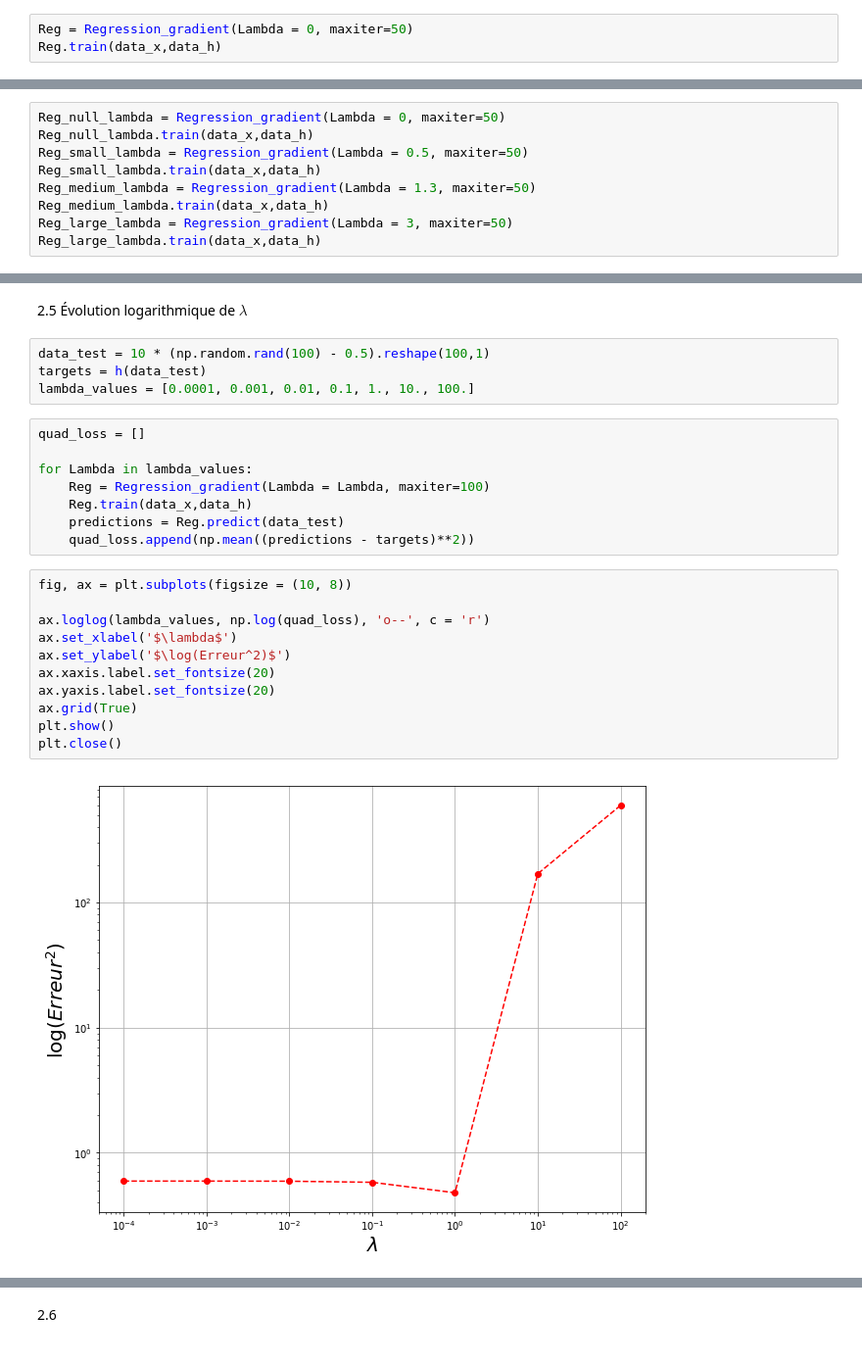
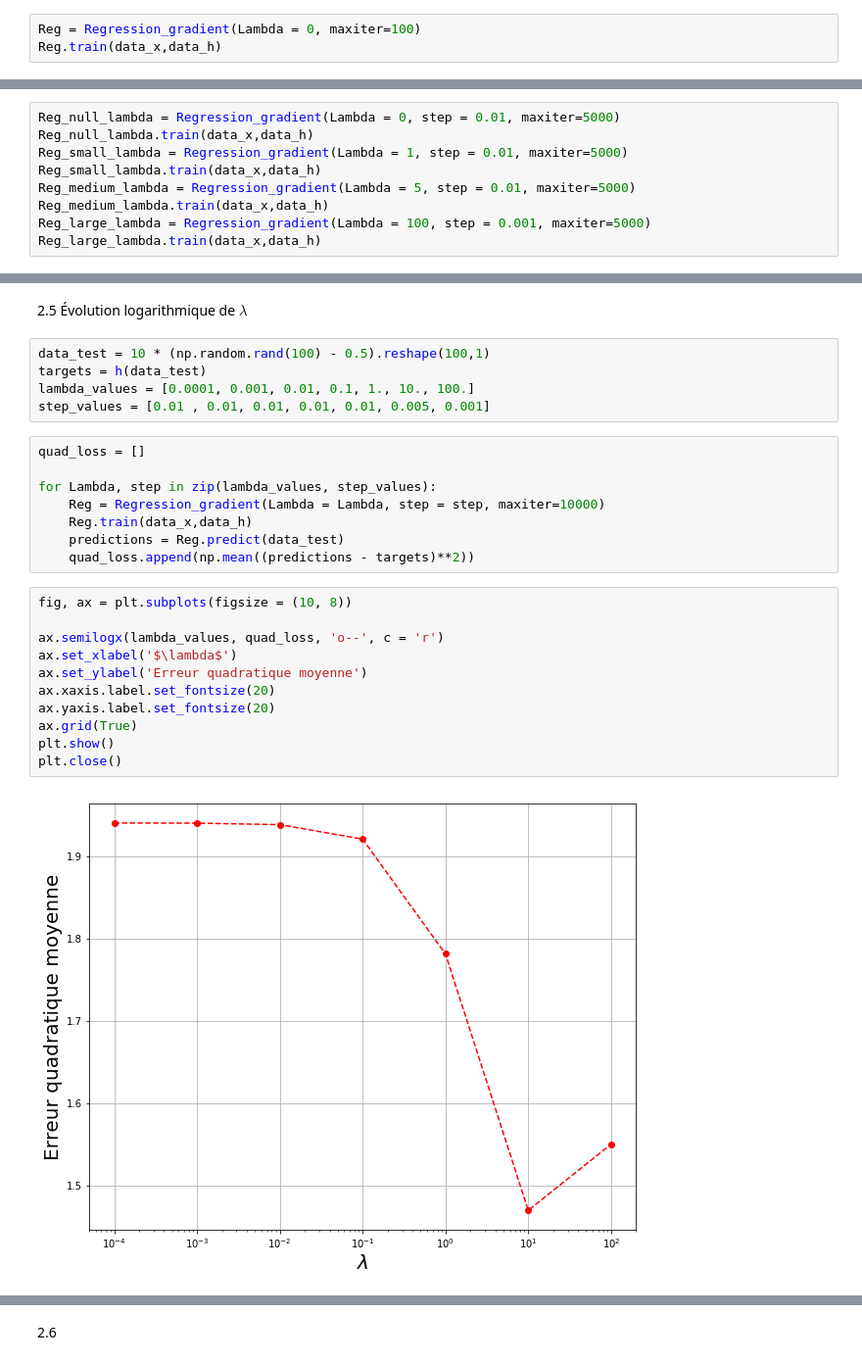
Before and after one commit to OMalenfantThuot/fondements_apprentissage_machine, a Jupyter notebook: Devoir02/Devoir2.ipynb, the cells around one changed output, grey strips where cells are left out. Shown at 98% size. Saved outputs shown, nothing was run; the diff lists cells and outputs as text.

```diff
--- a/Devoir02/Devoir2.ipynb
+++ b/Devoir02/Devoir2.ipynb
@@ -223,7 +223,7 @@ class Regression_gradient:
 # %% [markdown]
 2.3 Résultats pour $\lambda = 0$
 # %%
-Reg = Regression_gradient(Lambda = 0, maxiter=50)
+Reg = Regression_gradient(Lambda = 0, maxiter=100)
 Reg.train(data_x,data_h)
 # %%
 fig, ax = plt.subplots(figsize = (10, 8))
@@ -244,13 +244,13 @@ plt.close()
 # %% [markdown]
 2.4 Comparaison de l'effet de $\lambda$
 # %%
-Reg_null_lambda = Regression_gradient(Lambda = 0, maxiter=50)
+Reg_null_lambda = Regression_gradient(Lambda = 0, step = 0.01, maxiter=5000)
 Reg_null_lambda.train(data_x,data_h)
-Reg_small_lambda = Regression_gradient(Lambda = 0.5, maxiter=50)
+Reg_small_lambda = Regression_gradient(Lambda = 1, step = 0.01, maxiter=5000)
 Reg_small_lambda.train(data_x,data_h)
-Reg_medium_lambda = Regression_gradient(Lambda = 1.3, maxiter=50)
+Reg_medium_lambda = Regression_gradient(Lambda = 5, step = 0.01, maxiter=5000)
 Reg_medium_lambda.train(data_x,data_h)
-Reg_large_lambda = Regression_gradient(Lambda = 3, maxiter=50)
+Reg_large_lambda = Regression_gradient(Lambda = 100, step = 0.001, maxiter=5000)
 Reg_large_lambda.train(data_x,data_h)
 # %%
 fig, ax = plt.subplots(figsize = (10, 8))
@@ -279,24 +279,25 @@ plt.close()
 data_test = 10 * (np.random.rand(100) - 0.5).reshape(100,1)
 targets = h(data_test)
 lambda_values = [0.0001, 0.001, 0.01, 0.1, 1., 10., 100.]
+step_values = [0.01 , 0.01, 0.01, 0.01, 0.01, 0.005, 0.001]
 # %%
 quad_loss = []
 
-for Lambda in lambda_values:
-    Reg = Regression_gradient(Lambda = Lambda, maxiter=100)
+for Lambda, step in zip(lambda_values, step_values):
+    Reg = Regression_gradient(Lambda = Lambda, step = step, maxiter=10000)
     Reg.train(data_x,data_h)
     predictions = Reg.predict(data_test)
     quad_loss.append(np.mean((predictions - targets)**2))
 # %%
 fig, ax = plt.subplots(figsize = (10, 8))
 
-ax.loglog(lambda_values, np.log(quad_loss), 'o--', c = 'r')
+ax.semilogx(lambda_values, quad_loss, 'o--', c = 'r')
 ax.set_xlabel('$\lambda$')
-ax.set_ylabel('$\log(Erreur^2)$')
+ax.set_ylabel('Erreur quadratique moyenne')
 ax.xaxis.label.set_fontsize(20)
 ax.yaxis.label.set_fontsize(20)
 ax.grid(True)
 plt.show()
 plt.close()
 # %% [output]
-[figure, old version]
+[figure, new version]
```
Also changed, not shown: parts of 14 cells of this notebook.
